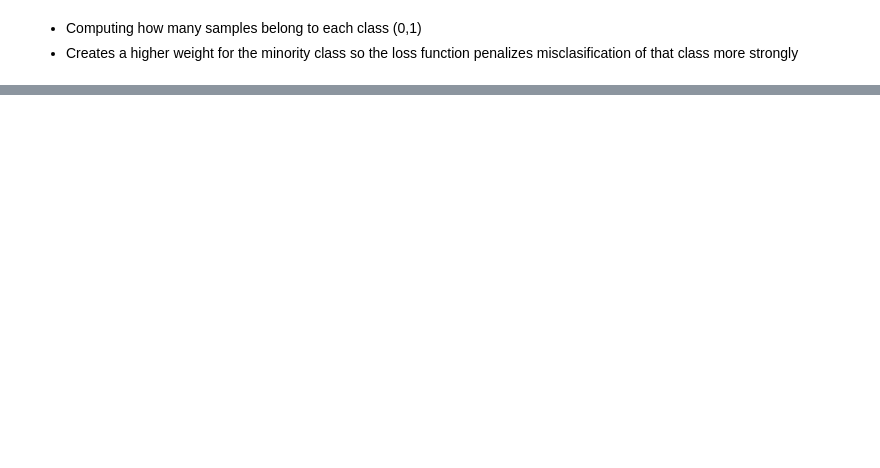
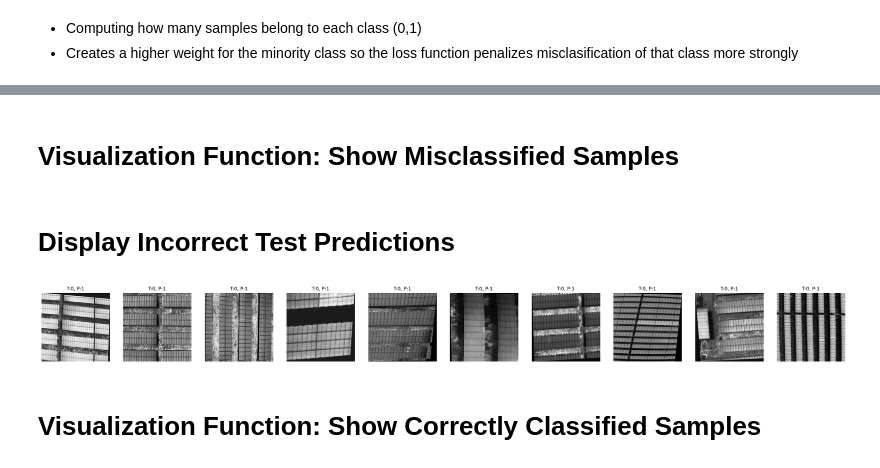
Before and after one commit to jack-baxter/AAI521-G6-Final, a Jupyter notebook: Group6_final_project.ipynb, the cells around one changed output, grey strips where cells are left out. Drawn from its saved outputs; the diff is of its cells as text; code cells hidden in the pictures; blank space fills up the shorter version.

```diff
--- a/Group6_final_project.ipynb
+++ b/Group6_final_project.ipynb
@@ -526,0 +400,8 @@ def auc_roc_curve(y_true, y_prob, class_names=None, title='AUC ROC Curve Solar',
+# %%
+# running this to ensure we are running GPU for training
+# as runtime can be long
+device = torch.device("cuda" if torch.cuda.is_available() else "cpu")
+
+# initialize the baseline model, and move it to the selected device (GPU)
+baseline_model = BaselineCNN(num_classes=2).to(device)
+print(baseline_model) # print model architecture
@@ -526,0 +597,2 @@ def auc_roc_curve(y_true, y_prob, class_names=None, title='AUC ROC Curve Solar',
+# %% [markdown]
+# Visualization Function: Show Misclassified Samples
@@ -526,0 +648,8 @@ def auc_roc_curve(y_true, y_prob, class_names=None, title='AUC ROC Curve Solar',
+# %% [markdown]
+# Display Incorrect Test Predictions
+# %%
+show_incorrect_predictions(baseline_model, test_loader)
+# %% [output]
+[figure, added]
+# %% [markdown]
+# Visualization Function: Show Correctly Classified Samples
```
Also changed, not shown: parts of 76 cells of this notebook, 4 other files.
